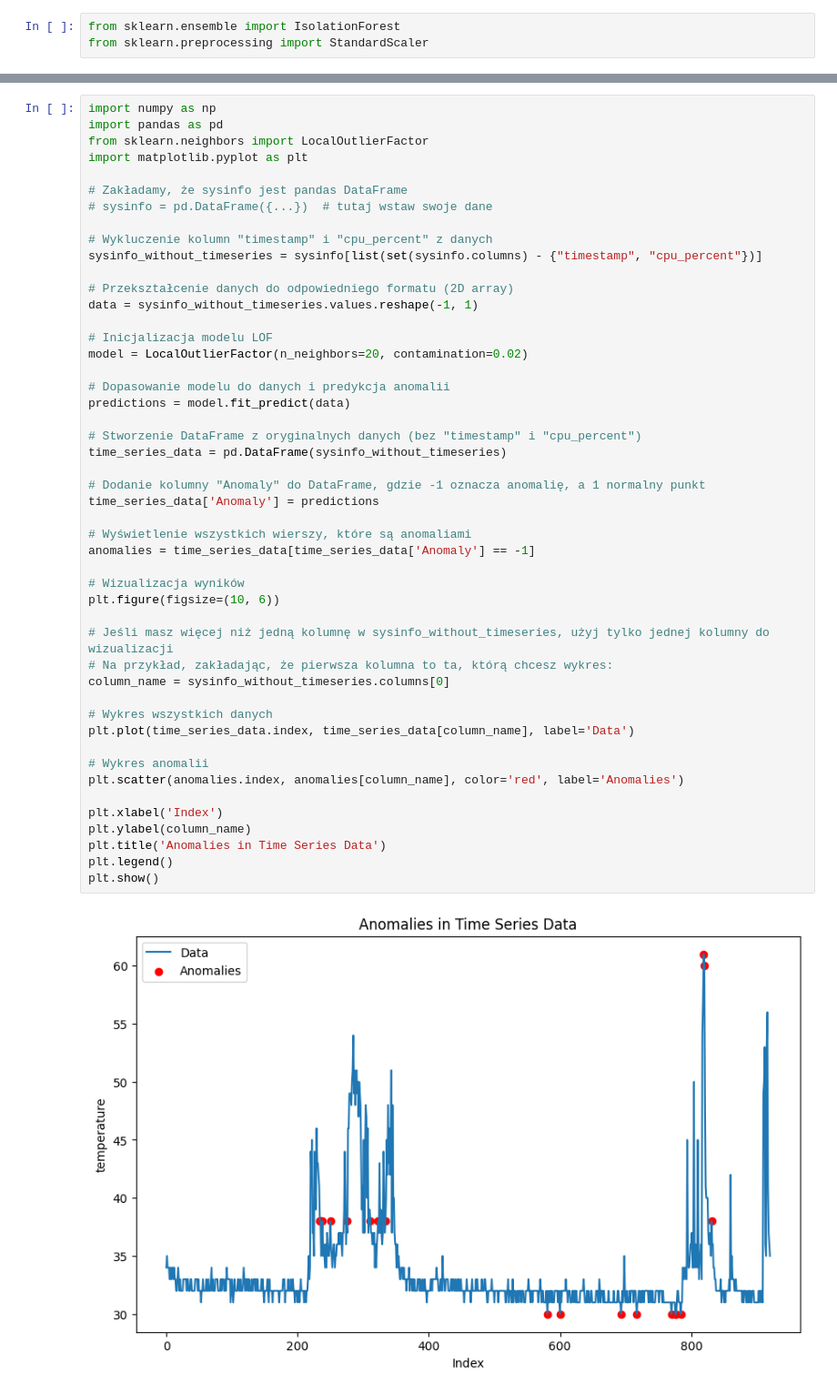
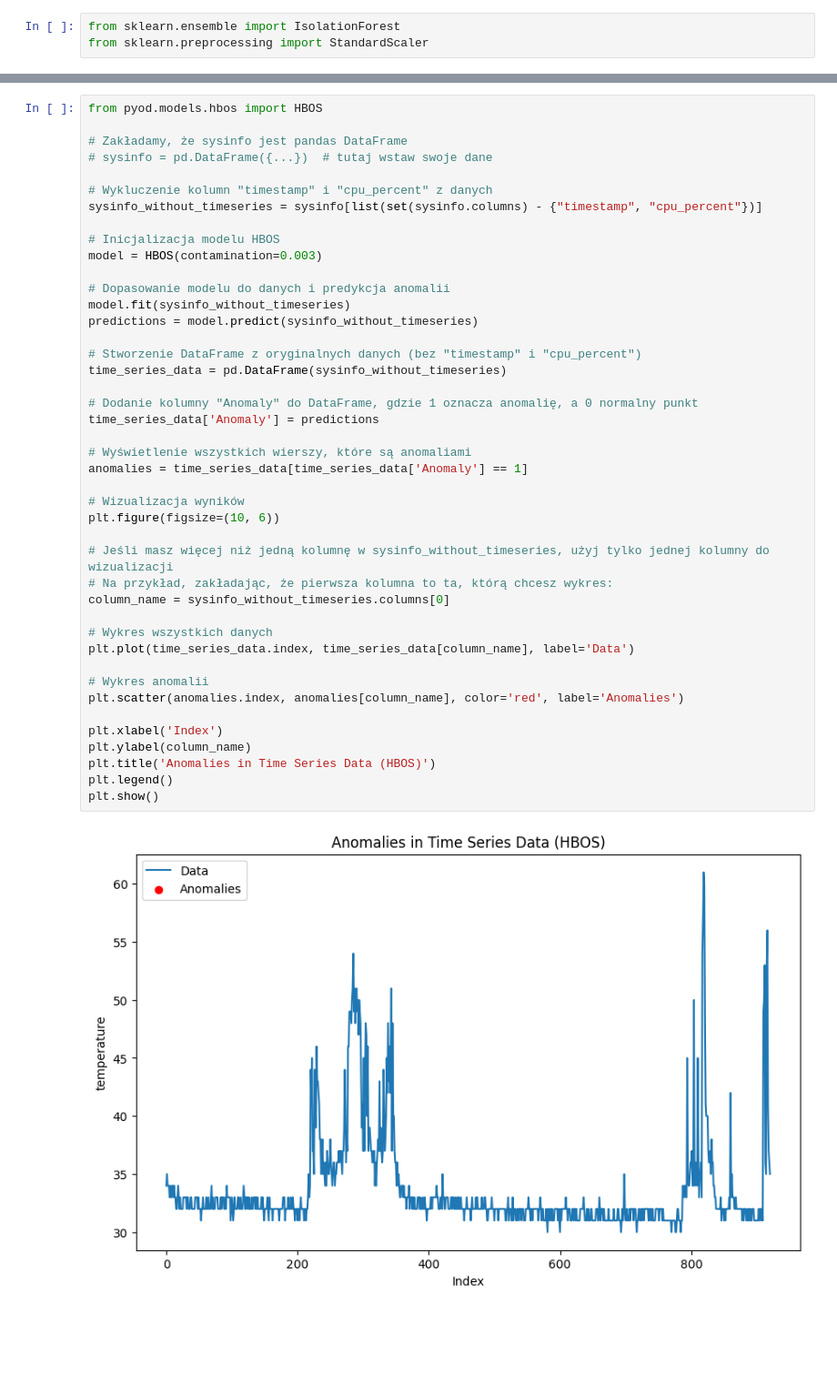
Before and after one commit to wiktorrudzki/MiW, a Jupyter notebook: initial.ipynb, the cells around one changed output, grey strips where cells are left out. Shown at 91% size. Saved outputs shown, nothing was run; the diff lists cells and outputs as text; blank space fills up the shorter version.

```diff
--- a/initial.ipynb
+++ b/initial.ipynb
@@ -98,8 +96,5 @@ See the caveats in the documentation: https://pandas.pydata.org/pandas-docs/stab
 # %%
-import numpy as np
-import pandas as pd
-from sklearn.neighbors import LocalOutlierFactor
-import matplotlib.pyplot as plt
+from pyod.models.hbos import HBOS
 
 # Zakładamy, że sysinfo jest pandas DataFrame
 # sysinfo = pd.DataFrame({...})  # tutaj wstaw swoje dane
@@ -107,41 +102,39 @@ import matplotlib.pyplot as plt
 # Wykluczenie kolumn "timestamp" i "cpu_percent" z danych
 sysinfo_without_timeseries = sysinfo[list(set(sysinfo.columns) - {"timestamp", "cpu_percent"})]
 
-# Przekształcenie danych do odpowiedniego formatu (2D array)
-data = sysinfo_without_timeseries.values.reshape(-1, 1)
-
-# Inicjalizacja modelu LOF
-model = LocalOutlierFactor(n_neighbors=20, contamination=0.02)
+# Inicjalizacja modelu HBOS
+model = HBOS(contamination=0.003)
 
 # Dopasowanie modelu do danych i predykcja anomalii
-predictions = model.fit_predict(data)
+model.fit(sysinfo_without_timeseries)
+predictions = model.predict(sysinfo_without_timeseries)
 
 # Stworzenie DataFrame z oryginalnych danych (bez "timestamp" i "cpu_percent")
 time_series_data = pd.DataFrame(sysinfo_without_timeseries)
 
-# Dodanie kolumny "Anomaly" do DataFrame, gdzie -1 oznacza anomalię, a 1 normalny punkt
+# Dodanie kolumny "Anomaly" do DataFrame, gdzie 1 oznacza anomalię, a 0 normalny punkt
 time_series_data['Anomaly'] = predictions
 
 # Wyświetlenie wszystkich wierszy, które są anomaliami
-anomalies = time_series_data[time_series_data['Anomaly'] == -1]
+anomalies = time_series_data[time_series_data['Anomaly'] == 1]
 
 # Wizualizacja wyników
 plt.figure(figsize=(10, 6))
 
 # Jeśli masz więcej niż jedną kolumnę w sysinfo_without_timeseries, użyj tylko jednej kolumny do wizualizacji
 # Na przykład, zakładając, że pierwsza kolumna to ta, którą chcesz wykres:
 column_name = sysinfo_without_timeseries.columns[0]
 
 # Wykres wszystkich danych
 plt.plot(time_series_data.index, time_series_data[column_name], label='Data')
 
 # Wykres anomalii
 plt.scatter(anomalies.index, anomalies[column_name], color='red', label='Anomalies')
 
 plt.xlabel('Index')
 plt.ylabel(column_name)
-plt.title('Anomalies in Time Series Data')
+plt.title('Anomalies in Time Series Data (HBOS)')
 plt.legend()
 plt.show()
 # %% [output]
-[figure, old version]
+[figure, new version]
```
Also changed, not shown: parts of 6 cells of this notebook.
